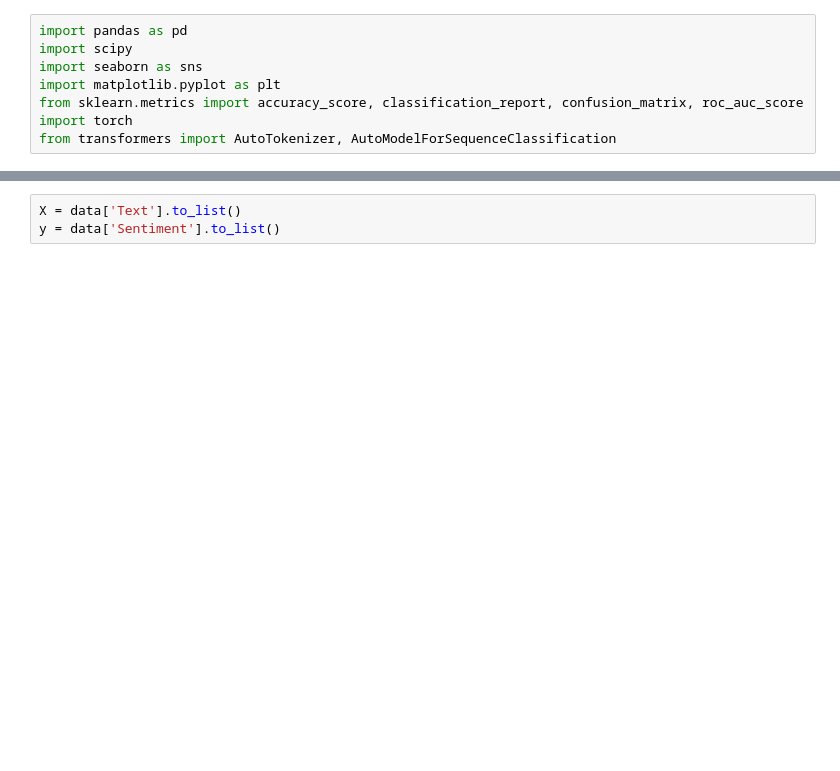
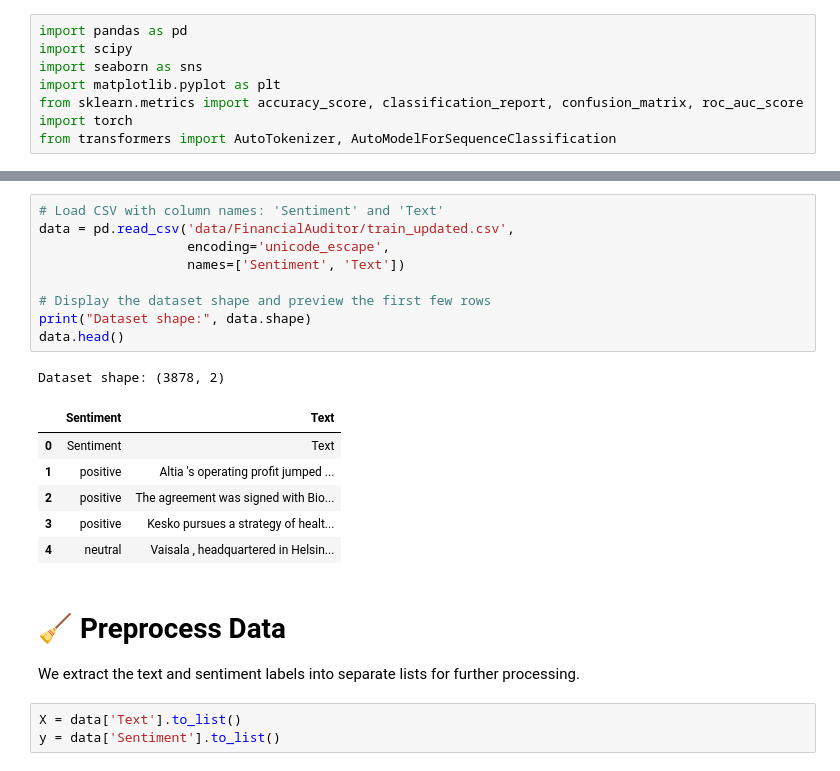
Before and after one commit to MMillward2012/deepmind_internship, a Jupyter notebook: notebooks/2_train_finbert.ipynb, the cells around one changed output, grey strips where cells are left out. Drawn from its saved outputs; the diff is of its cells as text; blank space fills up the shorter version.

```diff
--- a/notebooks/2_train_finbert.ipynb
+++ b/notebooks/2_train_finbert.ipynb
@@ -29,3 +18,24 @@ data.shape
+# %%
+# Load CSV with column names: 'Sentiment' and 'Text'
+data = pd.read_csv('data/FinancialAuditor/train_updated.csv',
+                   encoding='unicode_escape',
+                   names=['Sentiment', 'Text'])
+
+# Display the dataset shape and preview the first few rows
+print("Dataset shape:", data.shape)
+data.head()
+# %% [output]
+Dataset shape: (3878, 2)
+|  | Sentiment | Text |
+| 0 | Sentiment | Text |
+| 1 | positive | Altia 's operating profit jumped ... |
+| 2 | positive | The agreement was signed with Bio... |
+| 3 | positive | Kesko pursues a strategy of healt... |
+| 4 | neutral | Vaisala , headquartered in Helsin... |
+# %% [markdown]
+# 🧹 Preprocess Data
+
+We extract the text and sentiment labels into separate lists for further processing.
 # %%
 X = data['Text'].to_list()
 y = data['Sentiment'].to_list()
```
Also changed, not shown: parts of 15 cells of this notebook.
